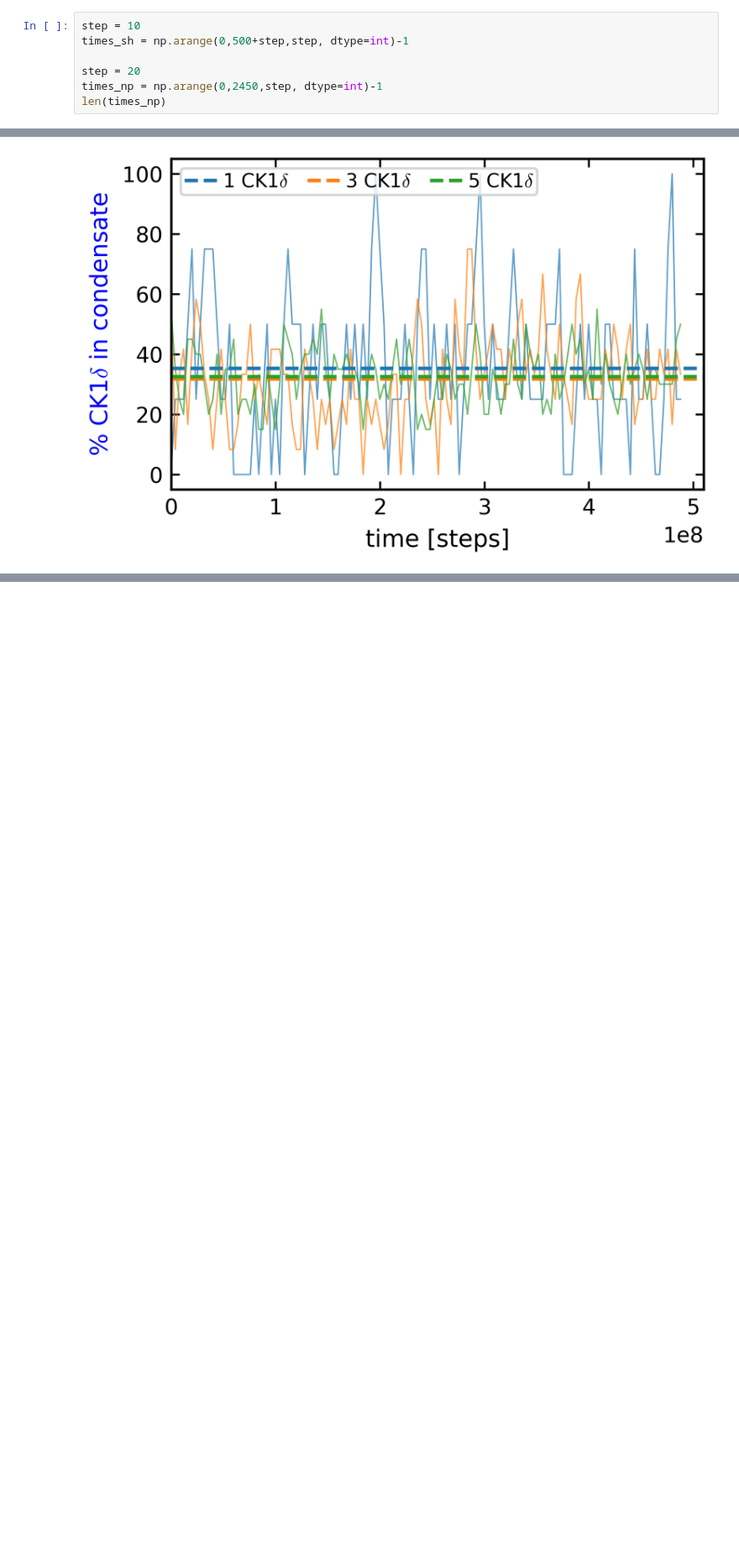
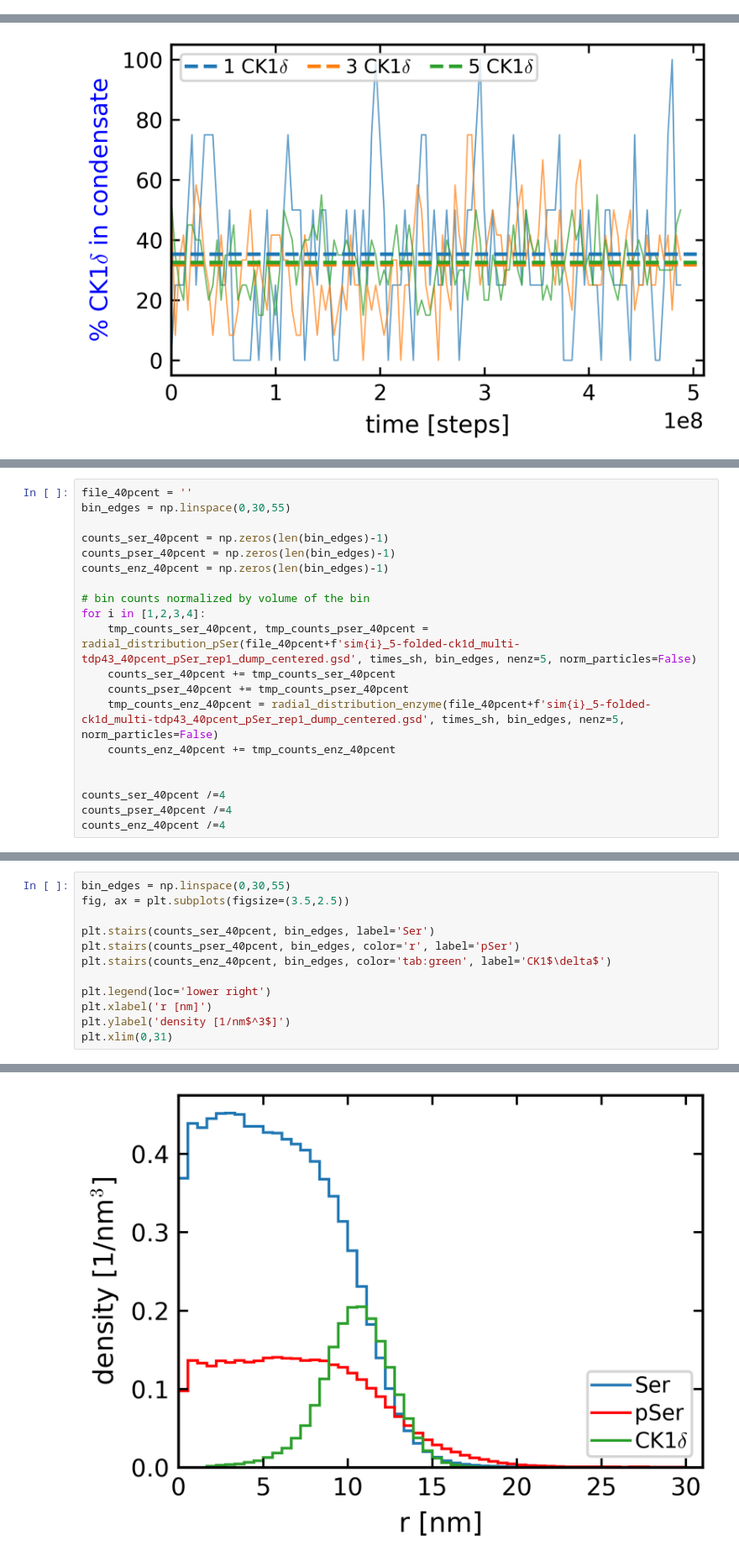
Before and after one commit to ezippo/hoomd3_phosphorylation, a Jupyter notebook: paper/cluster_analysis_condensate.ipynb, the cells around one changed output, grey strips where cells are left out. Shown at 84% size. Saved outputs shown, nothing was run; the diff lists cells and outputs as text; blank space fills up the shorter version.

```diff
--- a/paper/cluster_analysis_condensate.ipynb
+++ b/paper/cluster_analysis_condensate.ipynb
@@ -316,7 +616,0 @@ ne_5ck1d_np = np.loadtxt(file+'enz_in_cond_5-folded-ck1d_multi-tdp43_np.txt')
-# %%
-step = 10
-times_sh = np.arange(0,500+step,step, dtype=int)-1
-
-step = 20
-times_np = np.arange(0,2450,step, dtype=int)-1
-len(times_np)
@@ -399,0 +846,20 @@ ax1.set_xlim((0*10**8,5.1*10**8))
+# %%
+file_40pcent = ''
+bin_edges = np.linspace(0,30,55)
+
+counts_ser_40pcent = np.zeros(len(bin_edges)-1)
+counts_pser_40pcent = np.zeros(len(bin_edges)-1)
+counts_enz_40pcent = np.zeros(len(bin_edges)-1)
+
+# bin counts normalized by volume of the bin
+for i in [1,2,3,4]:
+    tmp_counts_ser_40pcent, tmp_counts_pser_40pcent = radial_distribution_pSer(file_40pcent+f'sim{i}_5-folded-ck1d_multi-tdp43_40pcent_pSer_rep1_dump_centered.gsd', times_sh, bin_edges, nenz=5, norm_particles=False)
+    counts_ser_40pcent += tmp_counts_ser_40pcent
+    counts_pser_40pcent += tmp_counts_pser_40pcent
+    tmp_counts_enz_40pcent = radial_distribution_enzyme(file_40pcent+f'sim{i}_5-folded-ck1d_multi-tdp43_40pcent_pSer_rep1_dump_centered.gsd', times_sh, bin_edges, nenz=5, norm_particles=False)
+    counts_enz_40pcent += tmp_counts_enz_40pcent
+
+
+counts_ser_40pcent /=4
+counts_pser_40pcent /=4
+counts_enz_40pcent /=4
@@ -399,0 +1025,13 @@ ax1.set_xlim((0*10**8,5.1*10**8))
+# %%
+bin_edges = np.linspace(0,30,55)
+fig, ax = plt.subplots(figsize=(3.5,2.5))
+
+plt.stairs(counts_ser_40pcent, bin_edges, label='Ser')
+plt.stairs(counts_pser_40pcent, bin_edges, color='r', label='pSer')
+plt.stairs(counts_enz_40pcent, bin_edges, color='tab:green', label='CK1$\delta$')
+
+plt.legend(loc='lower right')
+plt.xlabel('r [nm]')
+plt.ylabel('density [1/nm$^3$]')
+plt.xlim(0,31)
+# %% [output]
@@ -399,0 +1039 @@ ax1.set_xlim((0*10**8,5.1*10**8))
+[figure, added]
```
Also changed, not shown: parts of 57 cells of this notebook, 3 other files.
